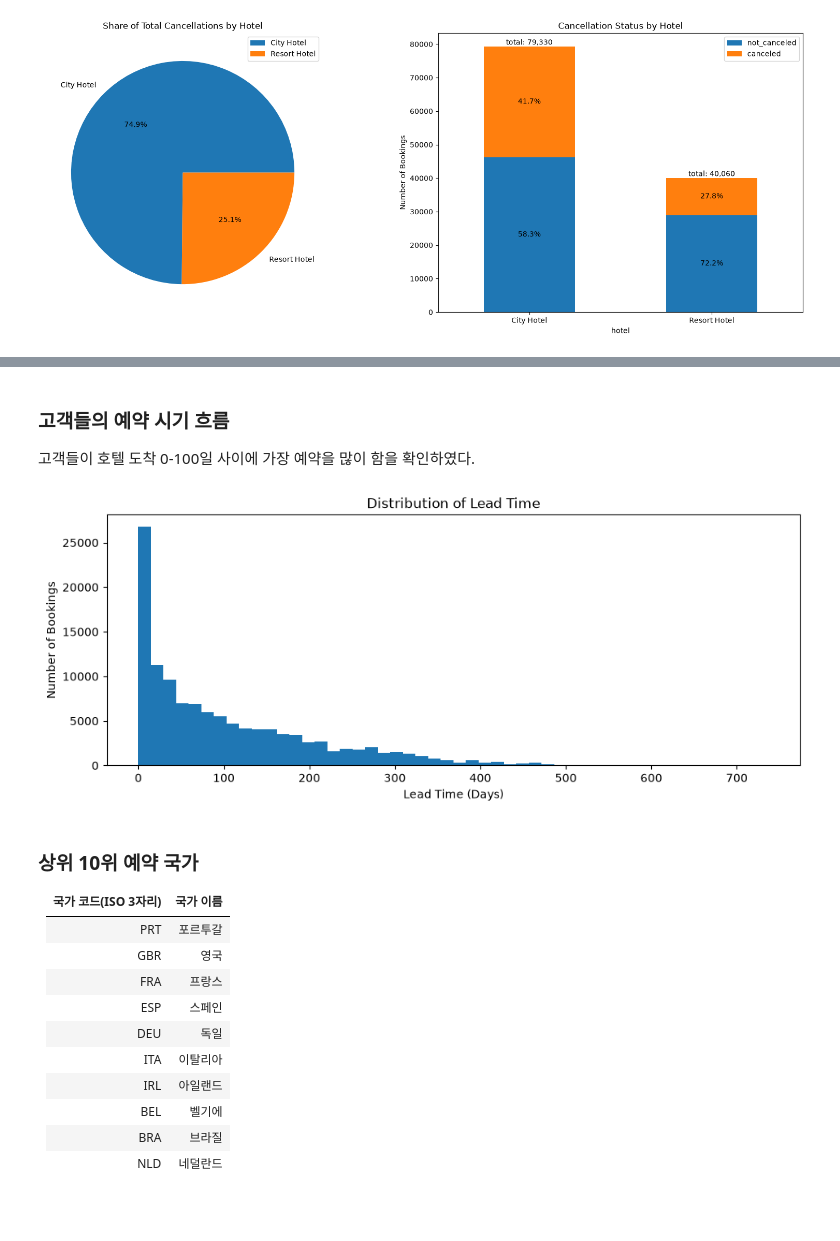
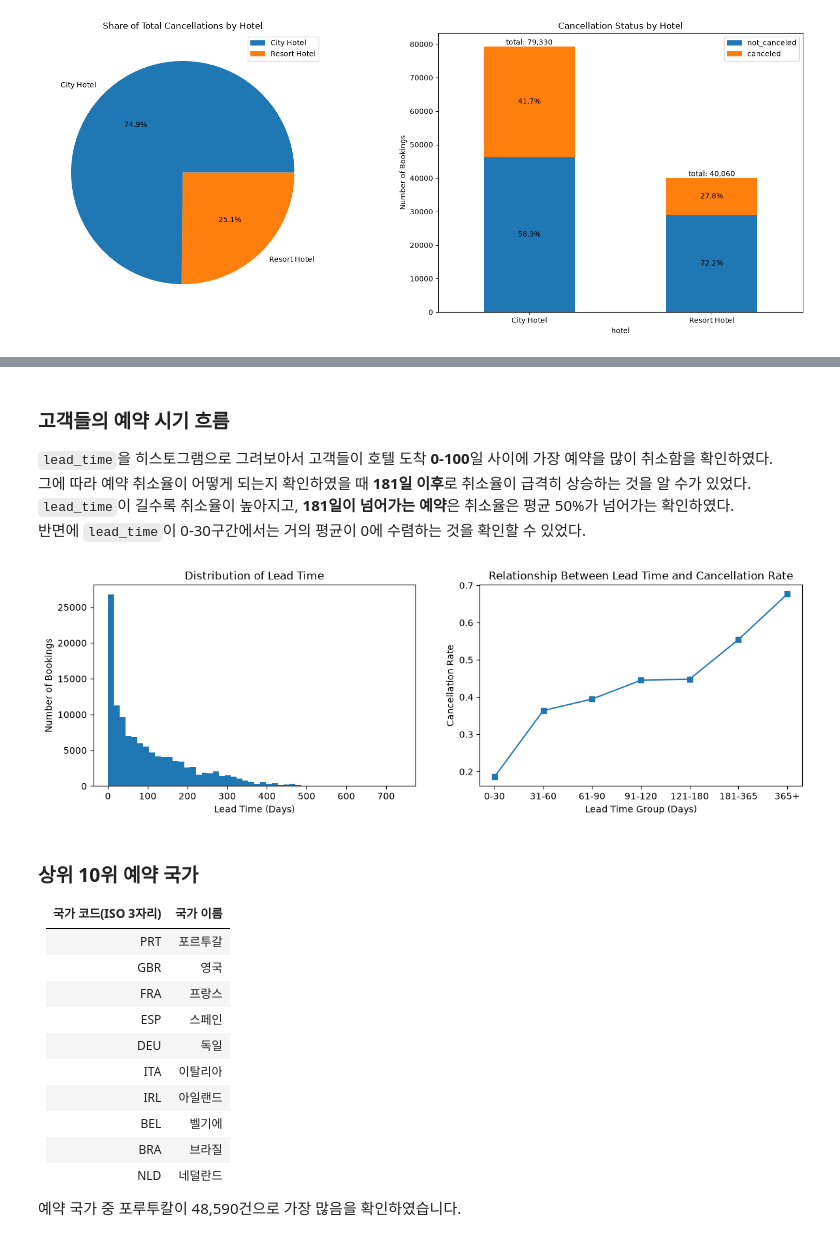
Before and after one commit to def-uk/hotel-cancellation-analysis, a Jupyter notebook: notebook/hotel_booking_eda.ipynb, the cells around one changed output, grey strips where cells are left out. Drawn from its saved outputs; the diff is of its cells as text; code cells hidden in the pictures; blank space fills up the shorter version.

```diff
--- a/notebook/hotel_booking_eda.ipynb
+++ b/notebook/hotel_booking_eda.ipynb
@@ -308,19 +353,52 @@ plt.show()
 # %% [markdown]
 ### 고객들의 예약 시기 흐름
-고객들이 호텔 도착 0-100일 사이에 가장 예약을 많이 함을 확인하였다.
+`lead_time`을 히스토그램으로 그려보아서 고객들이 호텔 도착 **0-100**일 사이에 가장 예약을 많이 취소함을 확인하였다.<br>
+그에 따라 예약 취소율이 어떻게 되는지 확인하였을 때 **181일 이후**로 취소율이 급격히 상승하는 것을 알 수가 있었다.<br>
+`lead_time`이 길수록 취소율이 높아지고, **181일이 넘어가는 예약**은 취소율은 평균 50%가 넘어가는 확인하였다.<br>
+반면에 `lead_time`이 0-30구간에서는 거의 평균이 0에 수렴하는 것을 확인할 수 있었다.
 # %%
-fig, ax = plt.subplots(figsize=(11, 4))
+fig, axes = plt.subplots(1, 2, figsize=(14, 4))
 
 
-ax.hist(clean_df['lead_time'], bins=50)
-ax.set_title('Distribution of Lead Time')
-ax.set_xlabel('Lead Time (Days)')
-ax.set_ylabel('Number of Bookings')
+lead_time = clean_df['lead_time']
+
+axes[0].hist(lead_time, bins=50)
+axes[0].set_title('Distribution of Lead Time')
+axes[0].set_xlabel('Lead Time (Days)')
+axes[0].set_ylabel('Number of Bookings')
+
+reserved_duration_bins = [-1, 30, 60, 90, 120, 180, 365, float('inf')]
+
+reserved_duration_section_labels = [
+    '0-30',
+    '31-60',
+    '61-90',
+    '91-120',
+    '121-180',
+    '181-365',
+    '365+'
+]
+
+
+lead_time_canceled_summary = (
+    clean_df
+        .assign(lead_time_group=pd.cut(lead_time, bins=reserved_duration_bins, labels=reserved_duration_section_labels, right=True))
+        .groupby('lead_time_group')['is_canceled']
+        .mean()
+)
+
+
+
+axes[1].plot(lead_time_canceled_summary.index.categories, lead_time_canceled_summary.values, marker='s')
+
+axes[1].set_title('Relationship Between Lead Time and Cancellation Rate')
+axes[1].set_xlabel('Lead Time Group (Days)')
+axes[1].set_ylabel('Cancellation Rate')
 
 
 plt.show()
 # %% [output]
-[figure, old version]
+[figure, new version]
 # %% [markdown]
 ### 상위 10위 예약 국가
 
@@ -336,4 +414,6 @@ plt.show()
 | BEL | 벨기에 |
 | BRA | 브라질 |
 | NLD | 네덜란드 |
+
+예약 국가 중 포루투칼이 48,590건으로 가장 많음을 확인하였습니다.
 # %%
```
Also changed, not shown: parts of 4 cells of this notebook.
